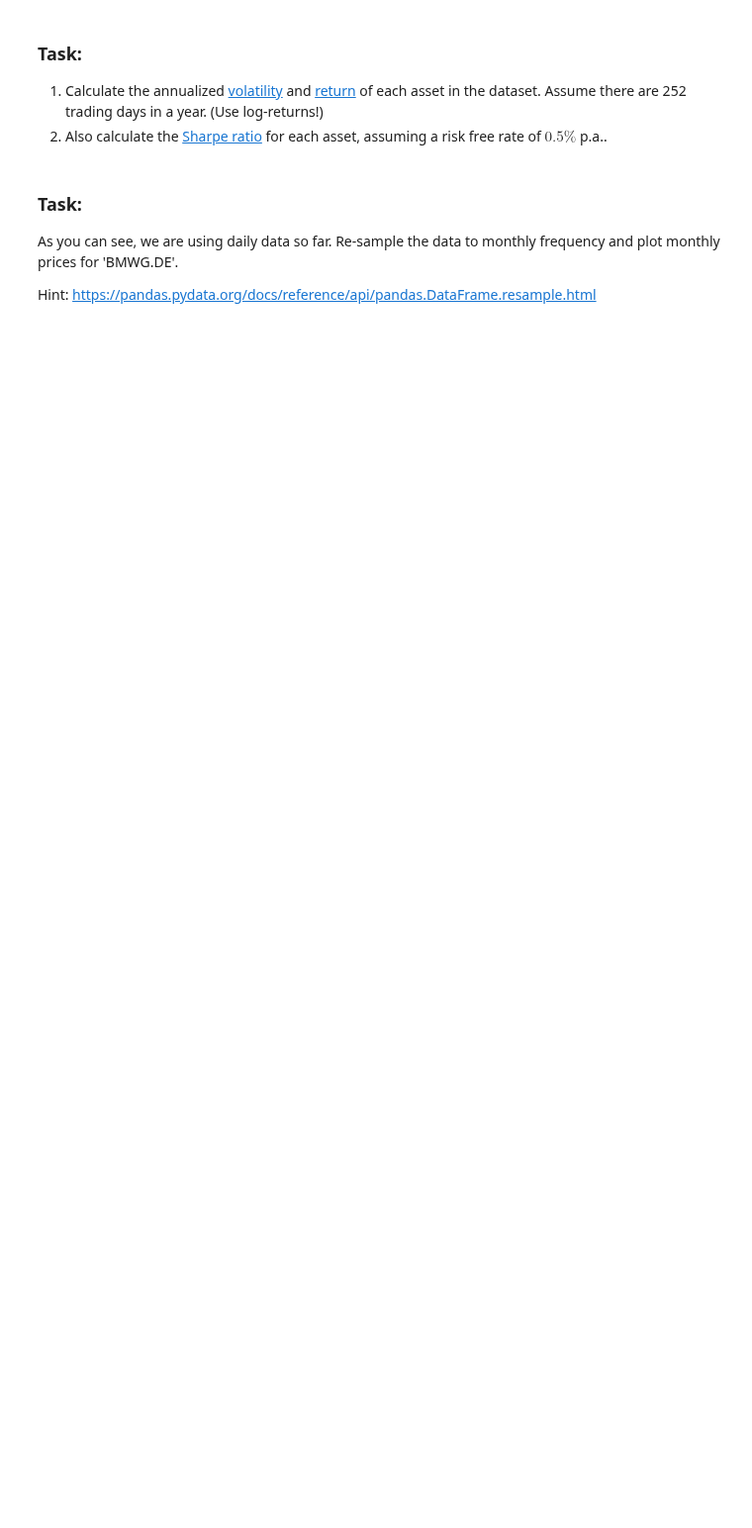
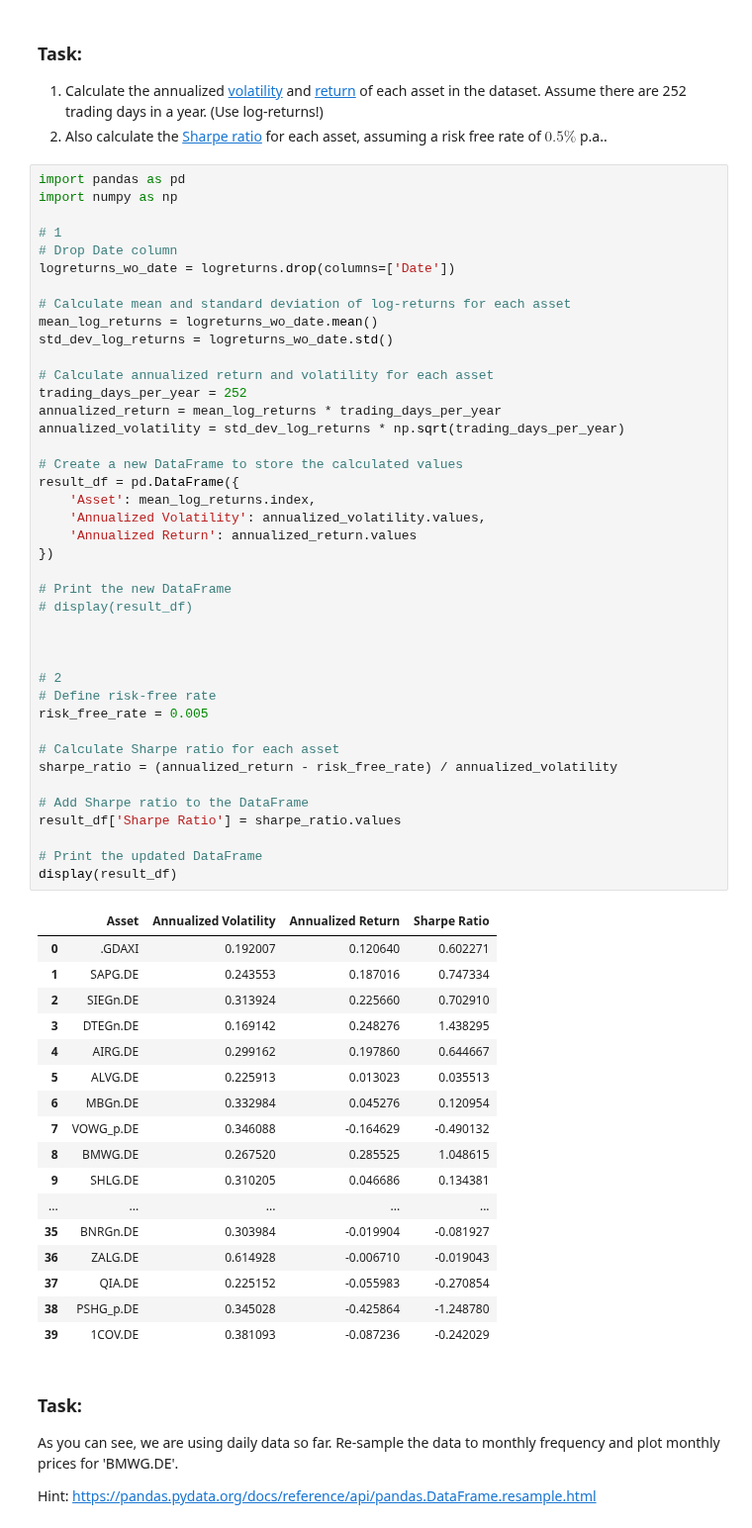
Before and after one commit to iwh-halle/fdap-2024-julian-456, a Jupyter notebook: homework/02_python.ipynb, the cells around one changed output. Shown at 99% size. Drawn from its saved outputs; the diff is of its cells as text; blank space fills up the shorter version.

```diff
--- a/homework/02_python.ipynb
+++ b/homework/02_python.ipynb
@@ -371,6 +413,65 @@ The lowest correlation is between CBKG.DE and QIA.DE with a correlation of 0.01.
 
 1. Calculate the annualized [volatility](https://en.wikipedia.org/wiki/Volatility_(finance)) and [return](https://en.wikipedia.org/wiki/Rate_of_return) of each asset in the dataset. Assume there are 252 trading days in a year. (Use log-returns!)
 2. Also calculate the [Sharpe ratio](https://en.wikipedia.org/wiki/Sharpe_ratio) for each asset, assuming a risk free rate of $0.5\%$ p.a..
+# %%
+import pandas as pd
+import numpy as np
+
+# 1
+# Drop Date column
+logreturns_wo_date = logreturns.drop(columns=['Date'])
+
+# Calculate mean and standard deviation of log-returns for each asset
+mean_log_returns = logreturns_wo_date.mean()
+std_dev_log_returns = logreturns_wo_date.std()
+
+# Calculate annualized return and volatility for each asset
+trading_days_per_year = 252
+annualized_return = mean_log_returns * trading_days_per_year
+annualized_volatility = std_dev_log_returns * np.sqrt(trading_days_per_year)
+
+# Create a new DataFrame to store the calculated values
+result_df = pd.DataFrame({
+    'Asset': mean_log_returns.index,
+    'Annualized Volatility': annualized_volatility.values,
+    'Annualized Return': annualized_return.values
+})
+
+# Print the new DataFrame
+# display(result_df)
+
+
+
+# 2
+# Define risk-free rate
+risk_free_rate = 0.005
+
+# Calculate Sharpe ratio for each asset
+sharpe_ratio = (annualized_return - risk_free_rate) / annualized_volatility
+
+# Add Sharpe ratio to the DataFrame
+result_df['Sharpe Ratio'] = sharpe_ratio.values
+
+# Print the updated DataFrame
+display(result_df)
+# %% [output]
+|  | Asset | Annualized Volatility | Annualized Return | Sharpe Ratio |
+| 0 | .GDAXI | 0.192007 | 0.120640 | 0.602271 |
+| 1 | SAPG.DE | 0.243553 | 0.187016 | 0.747334 |
+| 2 | SIEGn.DE | 0.313924 | 0.225660 | 0.702910 |
+| 3 | DTEGn.DE | 0.169142 | 0.248276 | 1.438295 |
+| 4 | AIRG.DE | 0.299162 | 0.197860 | 0.644667 |
+| 5 | ALVG.DE | 0.225913 | 0.013023 | 0.035513 |
+| 6 | MBGn.DE | 0.332984 | 0.045276 | 0.120954 |
+| 7 | VOWG_p.DE | 0.346088 | -0.164629 | -0.490132 |
+| 8 | BMWG.DE | 0.267520 | 0.285525 | 1.048615 |
+| 9 | SHLG.DE | 0.310205 | 0.046686 | 0.134381 |
+| ... | ... | ... | ... | ... |
+| 35 | BNRGn.DE | 0.303984 | -0.019904 | -0.081927 |
+| 36 | ZALG.DE | 0.614928 | -0.006710 | -0.019043 |
+| 37 | QIA.DE | 0.225152 | -0.055983 | -0.270854 |
+| 38 | PSHG_p.DE | 0.345028 | -0.425864 | -1.248780 |
+| 39 | 1COV.DE | 0.381093 | -0.087236 | -0.242029 |
 # %% [markdown]
 ### Task:
 
```
Also changed, not shown: parts of 1 cell of this notebook, 2 other files.
